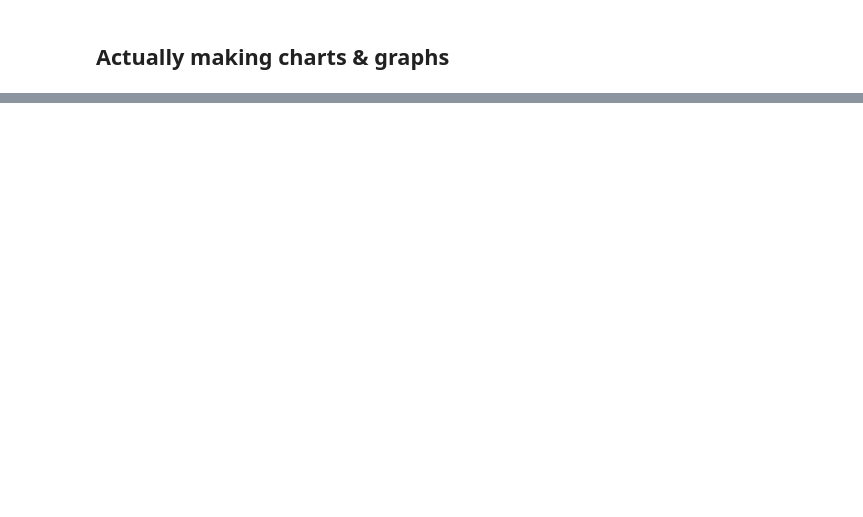
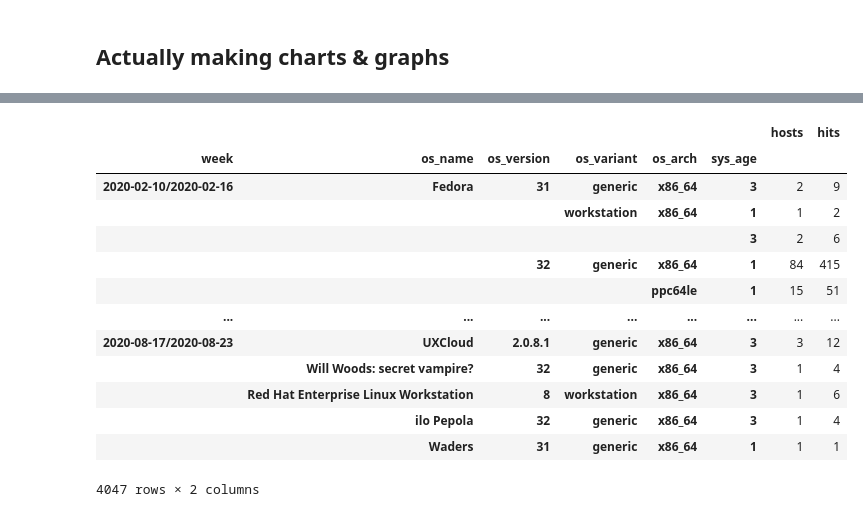
Before and after one commit to wgwoods/fedora-countme-data, a Jupyter notebook: jupyter/dnf-countme-pandas-demo.ipynb, the cells around one changed output, grey strips where cells are left out. Cells and saved outputs as stored; diff of their text form; code cells hidden in the pictures; blank space fills up the shorter version.

```diff
--- a/jupyter/dnf-countme-pandas-demo.ipynb
+++ b/jupyter/dnf-countme-pandas-demo.ipynb
@@ -479,0 +486,17 @@ plt.show()
+# %%
+host_totals
+# %% [output]
+|  |  |  |  |  |  | hosts | hits |
+| week | os_name | os_version | os_variant | os_arch | sys_age |  |  |
+| 2020-02-10/2020-02-16 | Fedora | 31 | generic | x86_64 | 3 | 2 | 9 |
+|  |  |  | workstation | x86_64 | 1 | 1 | 2 |
+|  |  |  |  |  | 3 | 2 | 6 |
+|  |  | 32 | generic | x86_64 | 1 | 84 | 415 |
+|  |  |  |  | ppc64le | 1 | 15 | 51 |
+| ... | ... | ... | ... | ... | ... | ... | ... |
+| 2020-08-17/2020-08-23 | UXCloud | 2.0.8.1 | generic | x86_64 | 3 | 3 | 12 |
+|  | Will Woods: secret vampire? | 32 | generic | x86_64 | 3 | 1 | 4 |
+|  | Red Hat Enterprise Linux Workstation | 8 | workstation | x86_64 | 3 | 1 | 6 |
+|  | ilo Pepola | 32 | generic | x86_64 | 3 | 1 | 4 |
+|  | Waders | 31 | generic | x86_64 | 1 | 1 | 1 |
+4047 rows × 2 columns
```
Also changed, not shown: parts of 10 cells of this notebook.
